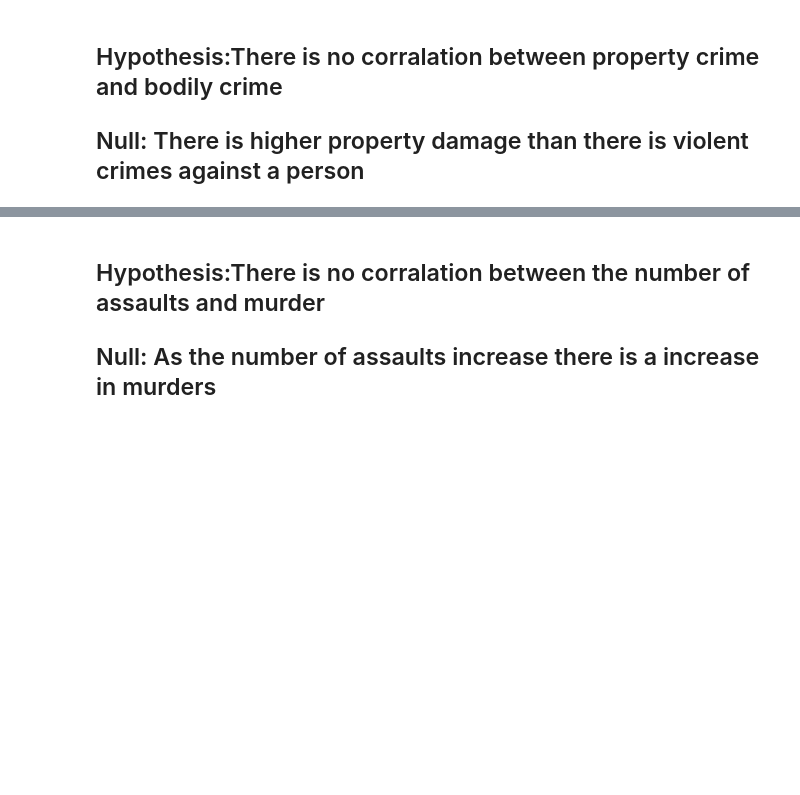
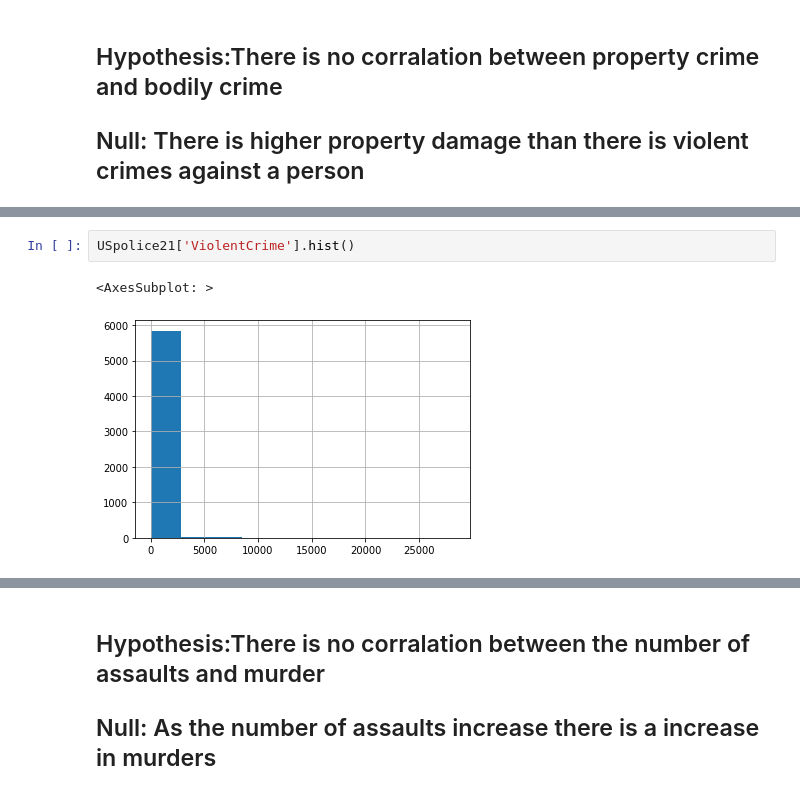
Before and after one commit to Mt122606/Curous-Conquers-, a Jupyter notebook: CuriousConquersProject/DATA/USPoliceReport2021.ipynb, the cells around one changed output, grey strips where cells are left out. Drawn from its saved outputs; the diff is of its cells as text; blank space fills up the shorter version.

```diff
--- a/CuriousConquersProject/DATA/USPoliceReport2021.ipynb
+++ b/CuriousConquersProject/DATA/USPoliceReport2021.ipynb
@@ -41,0 +89,5 @@ Analysis:
+# %%
+USpolice21['ViolentCrime'].hist()
+# %% [output]
+<AxesSubplot: >
+[figure, added]
```
Also changed, not shown: parts of 11 cells of this notebook, 3 other files.
